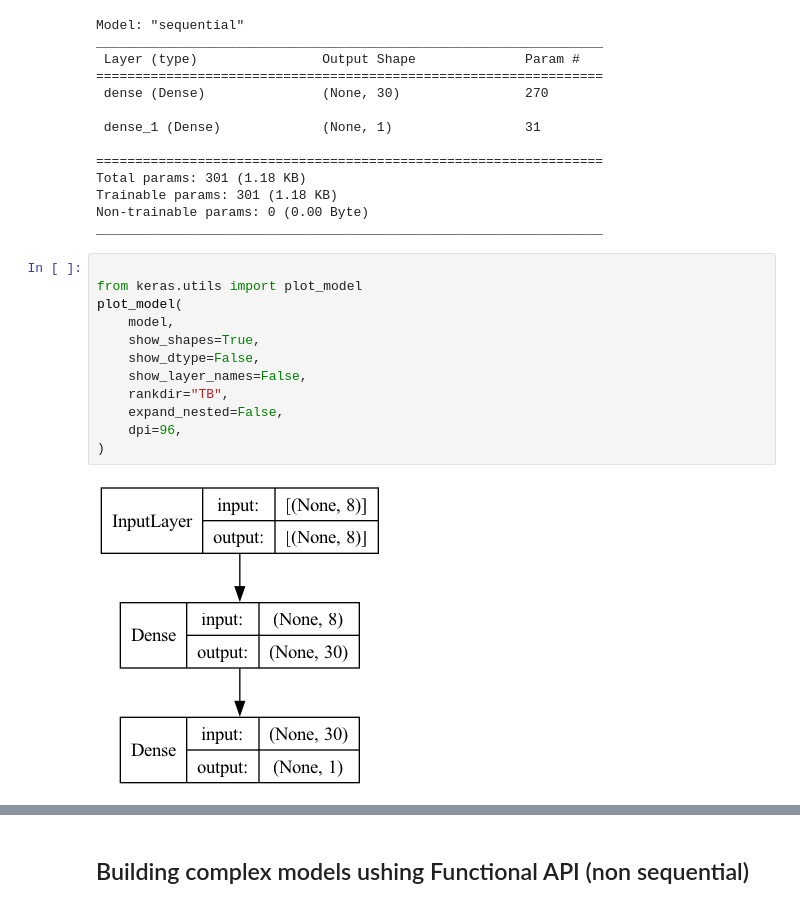
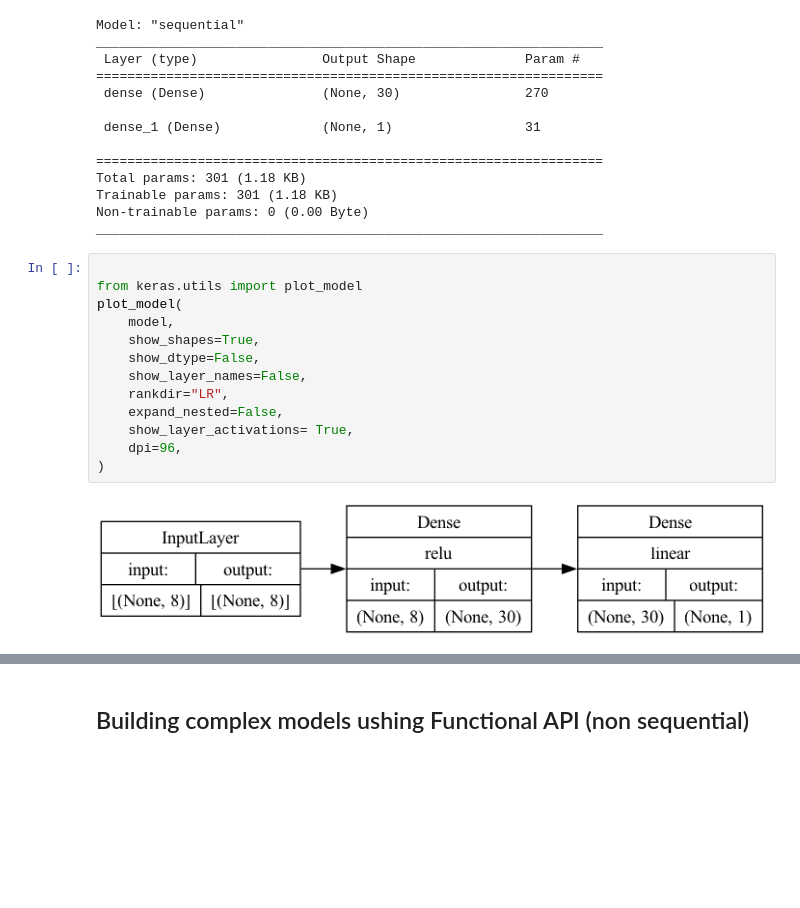
Before and after one commit to hssaka7/hssaka7.github.io, a Jupyter notebook: core/blogs/Linear-regression-using-DNN/Linear-regression-using-DNN.ipynb, the cells around one changed output, grey strips where cells are left out. Drawn from its saved outputs; the diff is of its cells as text; blank space fills up the shorter version.

```diff
--- a/core/blogs/Linear-regression-using-DNN/Linear-regression-using-DNN.ipynb
+++ b/core/blogs/Linear-regression-using-DNN/Linear-regression-using-DNN.ipynb
@@ -80,17 +80,18 @@ _________________________________________________________________
 # %%
 
 from keras.utils import plot_model
 plot_model(
     model,
     show_shapes=True,
     show_dtype=False,
     show_layer_names=False,
-    rankdir="TB",
+    rankdir="LR",
     expand_nested=False,
+    show_layer_activations= True,
     dpi=96,
 )
 # %% [output]
-[figure, old version]
+[figure, new version]
 # %%
 history = model.fit(x_train, y_train, epochs=10, validation_data = (x_valid, y_valid))
 # %% [output]
```
Also changed, not shown: parts of 4 cells of this notebook, 2 other files.
